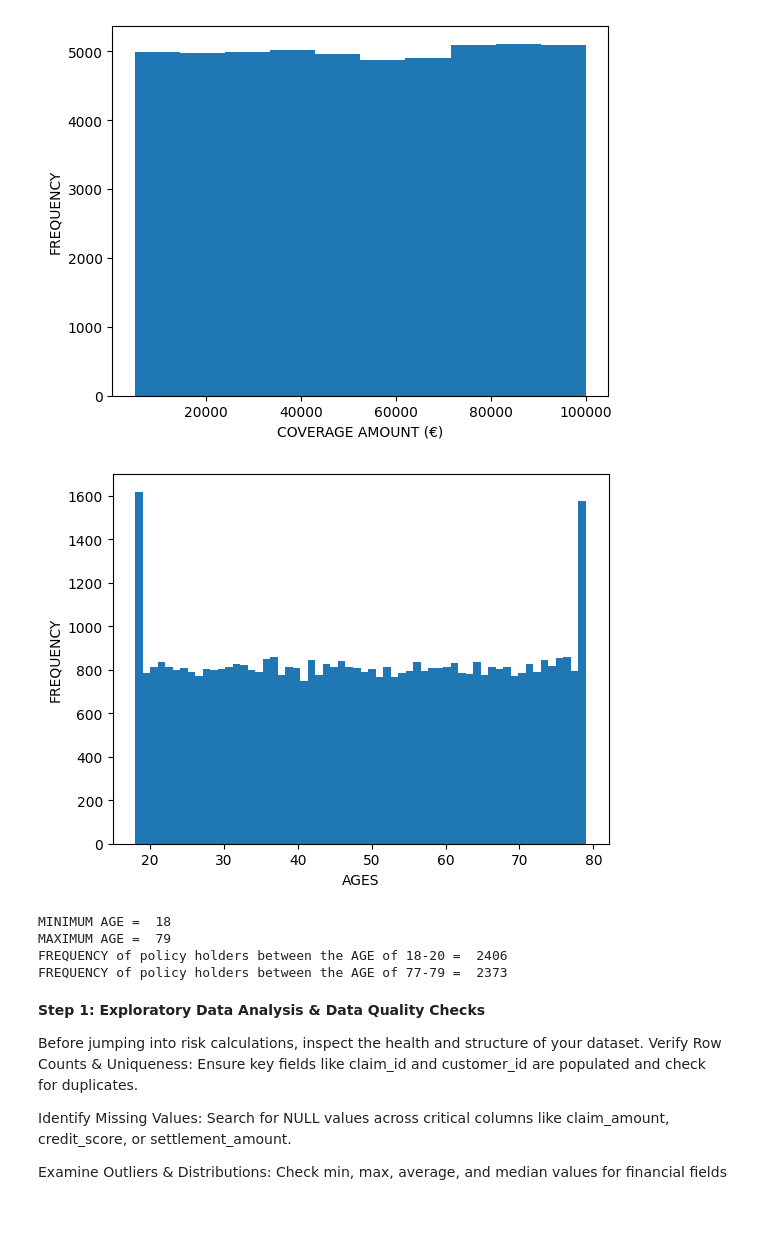
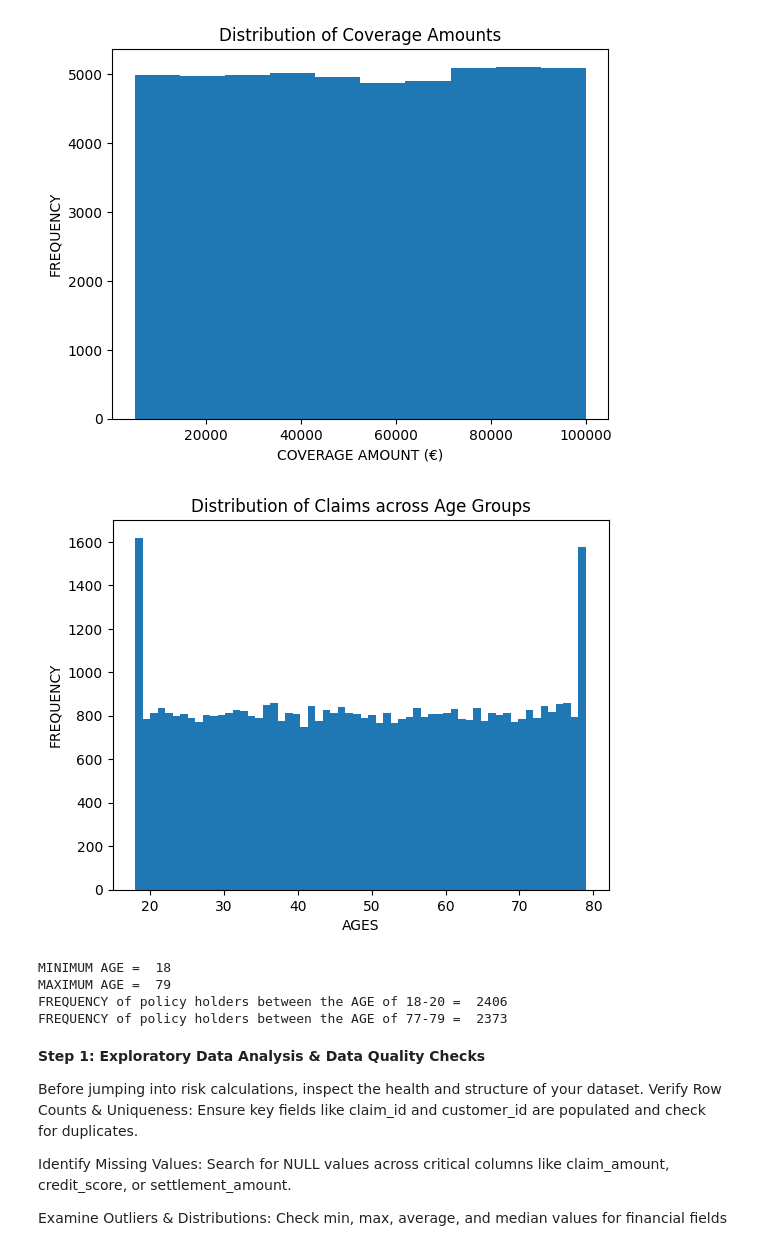
Before and after one commit to aaronhunt25/Fraud-Risk-Profiling---SQL, a Jupyter notebook: Fraud_Risk_Profiling.ipynb, the cells around one changed output. Saved outputs shown, nothing was run; the diff lists cells and outputs as text; code cells hidden in the pictures; blank space fills up the shorter version.

```diff
--- a/Fraud_Risk_Profiling.ipynb
+++ b/Fraud_Risk_Profiling.ipynb
@@ -56,20 +60,22 @@ plt.show()
 # %%
 ## Histogram : Analyse the distribution of Coverage_Amount
 
 coverage_am = df['Coverage_Amount']
 plt.hist(coverage_am)
+plt.title("Distribution of Coverage Amounts")
 plt.xlabel("COVERAGE AMOUNT (€)")
 plt.ylabel("FREQUENCY")
 plt.show()
 
 ## Uniform distribution across coverage amount
 # %% [output]
-[figure, old version]
+[figure, new version]
 # %%
 ## Histogram : Analyse the distribution of Age Groups
 
 age = df["Age"]
 plt.hist(age, bins=60)
+plt.title("Distribution of Claims across Age Groups")
 plt.xlabel("AGES")
 plt.ylabel("FREQUENCY")
 plt.show()
@@ -86,7 +92,7 @@ print("FREQUENCY of policy holders between the AGE of 77-79 = ", len(age_77_79))
 ## except for the frequencies of the very young policy holders between the ages of 18-20
 ## and eldery policy holders between the ages of 77-79.
 # %% [output]
-[figure, old version]
+[figure, new version]
 MINIMUM AGE =  18
 MAXIMUM AGE =  79
 FREQUENCY of policy holders between the AGE of 18-20 =  2406
```
Also changed, not shown: parts of 3 cells of this notebook.
